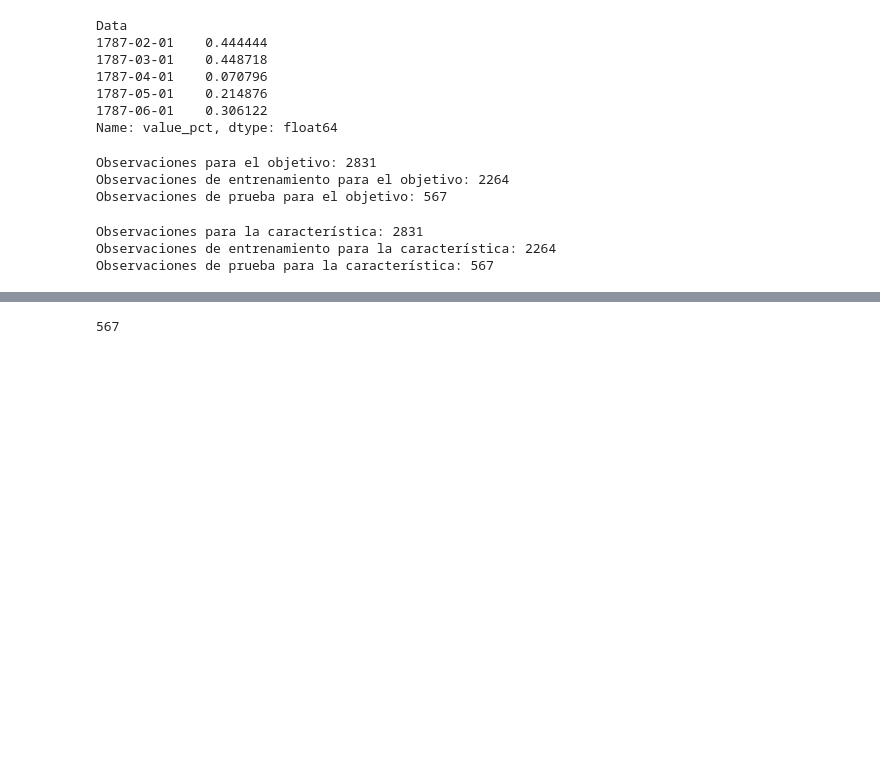
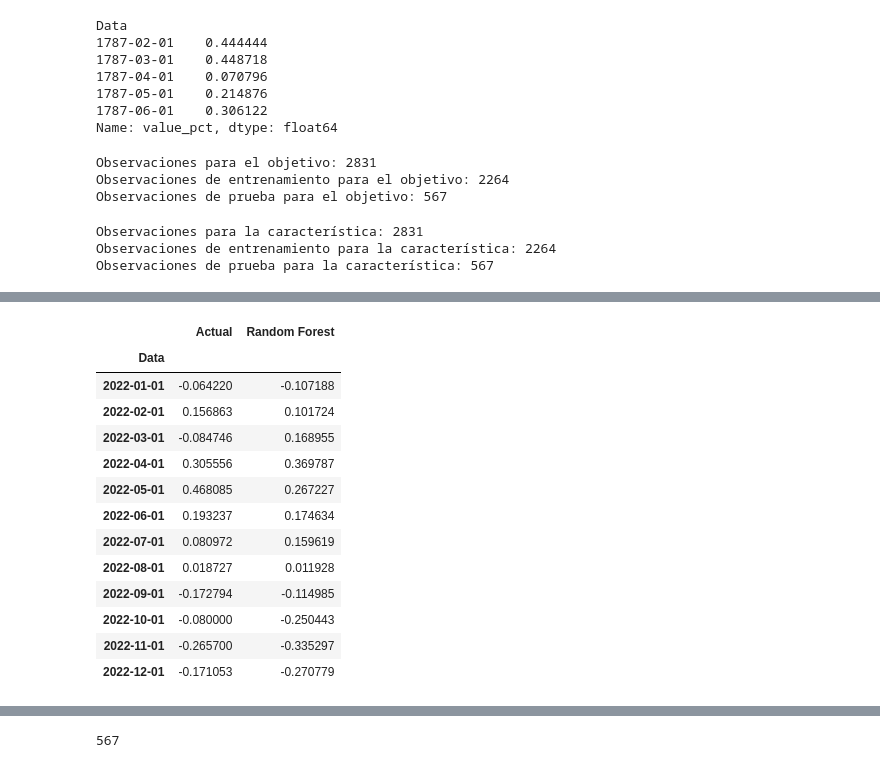
Before and after one commit to Likimeya/BCN_temp, a Jupyter notebook: temperaturas.ipynb, the cells around one changed output, grey strips where cells are left out. Drawn from its saved outputs; the diff is of its cells as text; code cells hidden in the pictures; blank space fills up the shorter version.

```diff
--- a/temperaturas.ipynb
+++ b/temperaturas.ipynb
@@ -860,7 +860,22 @@ b
 # %%
 b = b.loc['2022-01-01':"2022-12-01"]
 # %%
-b.head()
+b
+# %% [output]
+|  | Actual | Random Forest |
+| Data |  |  |
+| 2022-01-01 | -0.064220 | -0.107188 |
+| 2022-02-01 | 0.156863 | 0.101724 |
+| 2022-03-01 | -0.084746 | 0.168955 |
+| 2022-04-01 | 0.305556 | 0.369787 |
+| 2022-05-01 | 0.468085 | 0.267227 |
+| 2022-06-01 | 0.193237 | 0.174634 |
+| 2022-07-01 | 0.080972 | 0.159619 |
+| 2022-08-01 | 0.018727 | 0.011928 |
+| 2022-09-01 | -0.172794 | -0.114985 |
+| 2022-10-01 | -0.080000 | -0.250443 |
+| 2022-11-01 | -0.265700 | -0.335297 |
+| 2022-12-01 | -0.171053 | -0.270779 |
 # %%
 fig = px.line(b, x=b.index, y=b.columns,template = "plotly_dark",
               title="Predicción con Modelo Random Forest")
```
Also changed, not shown: parts of 13 cells of this notebook, 2 other files.
